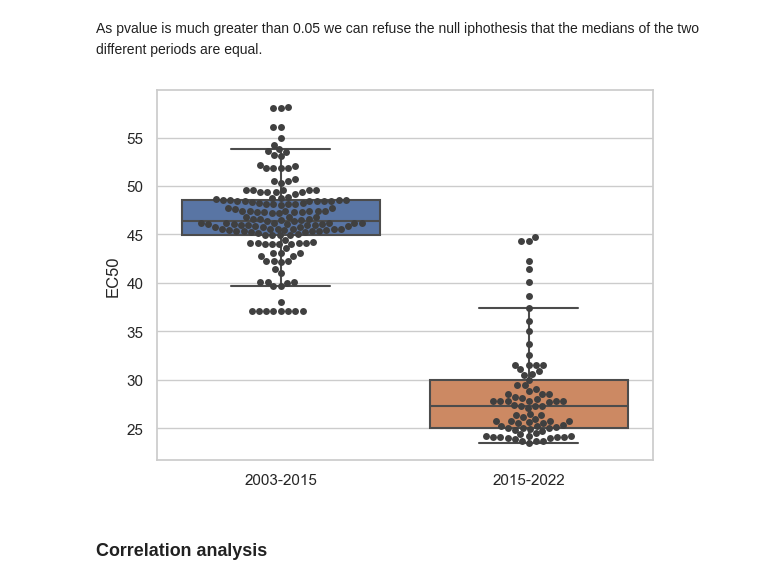
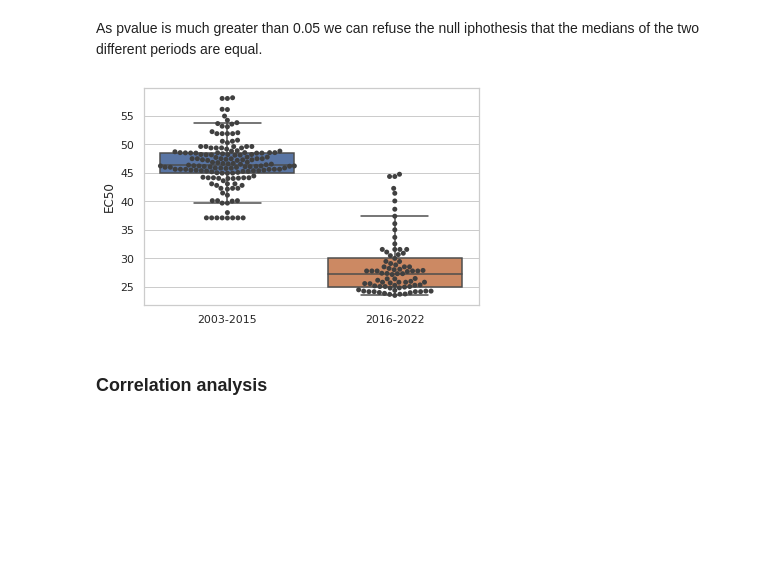
Before and after one commit to scatenag/climate_change_on_sea_urchins, a Jupyter notebook: analysis.ipynb, the cells around one changed output. Saved outputs shown, nothing was run; the diff lists cells and outputs as text; code cells hidden in the pictures; blank space fills up the shorter version.

```diff
--- a/analysis.ipynb
+++ b/analysis.ipynb
@@ -267,15 +267,15 @@ As pvalue is much greater than 0.05 we can refuse the null iphothesis that the m
 # %%
 sns.set(style="whitegrid")
 df["2016-2022"] = (df['Datetime'] >= anno + "-01-01")
 fig = plt.figure()
 ax = sns.boxplot(x="2016-2022", y="EC50", data=df, showfliers = False)
 ax = sns.swarmplot(x="2016-2022", y="EC50", data=df, color=".25")
-plt.xticks([0, 1], ['2003-2015', '2015-2022'])
+plt.xticks([0, 1], ['2003-2015', '2016-2022'])
 ax.set_xlabel('')
 
 plt.show()
 # %% [output]
-[figure, old version]
+[figure, new version]
 # %% [markdown]
 ### Correlation analysis
 # %% [markdown]
```
Also changed, not shown: parts of 5 cells of this notebook, 3 other files.
